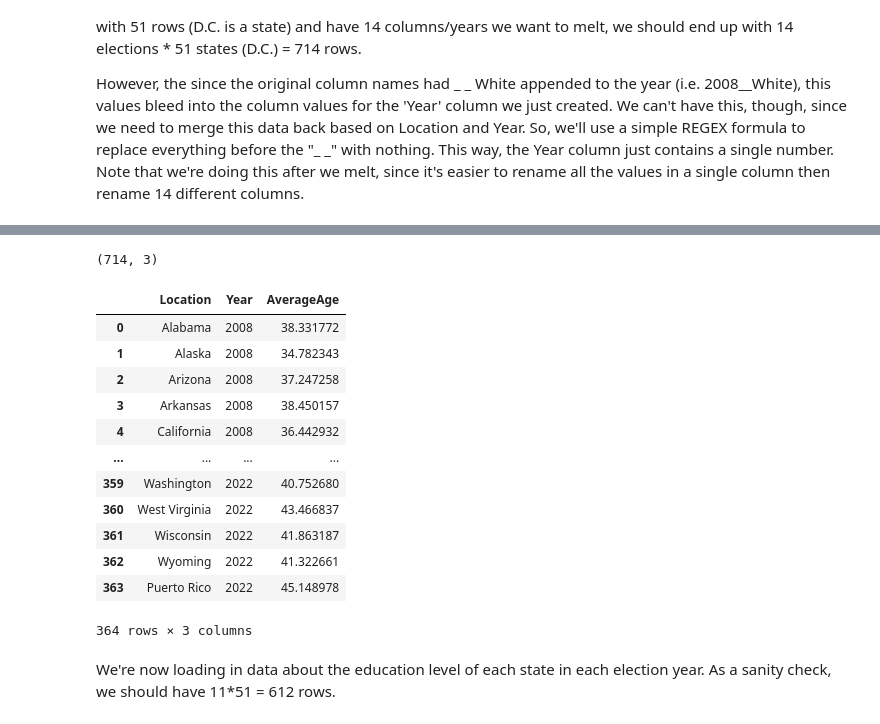
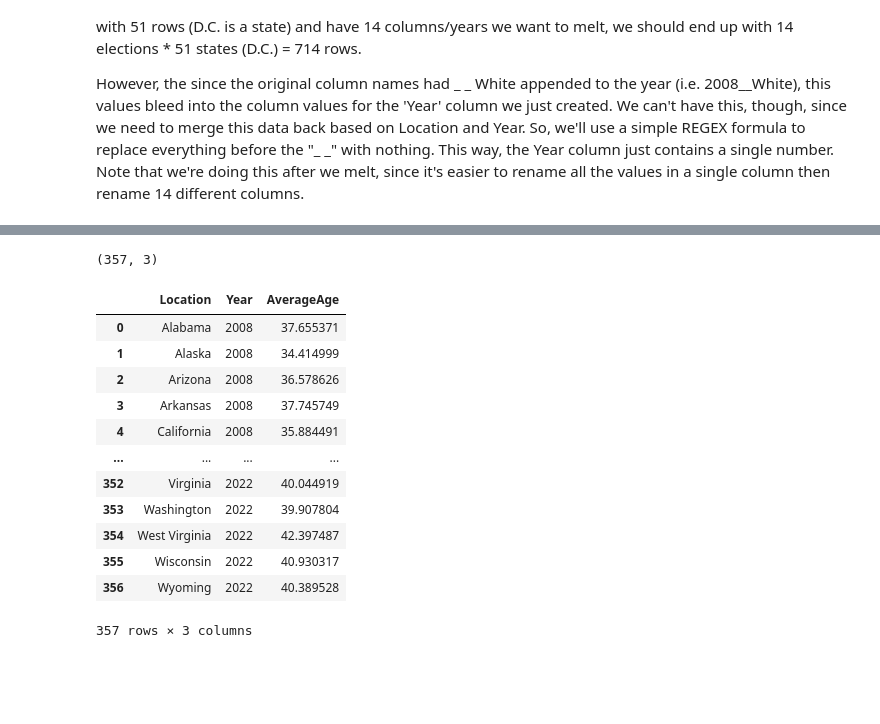
Before and after one commit to nikhilc52/info2950, a Jupyter notebook: ElectionDemographics.ipynb, the cells around one changed output, grey strips where cells are left out. Saved outputs shown, nothing was run; the diff lists cells and outputs as text; code cells hidden in the pictures; blank space fills up the shorter version.

```diff
--- a/ElectionDemographics.ipynb
+++ b/ElectionDemographics.ipynb
@@ -253,35 +217,44 @@ However, the since the original column names had _ _ White appended to the year
 # %%
+#read in the csv, ignoring rows for headers and the US
 age = pd.read_csv('data/age.csv', thousands=",", skiprows=[0,1,3])
-
+#make a list of years we need to find averages for, excluding 2020
 list_years = np.arange(2008,2020)
 list_years = np.append(list_years, [2021,2022])
-
+#for each value in the list
 for i in list_years:
+    #make a new column based on the year and populate it with an estimate of the sums of ages
     age[str(i)+'__EstMeanAge'] = ((age[str(i)+'__Children 0-18']*9) + (age[str(i)+'__Adults 19-25']*22) + (age[str(i)+'__Adults 26-34']*30)
                                   + (age[str(i)+'__Adults 35-54']*45) + (age[str(i)+'__Adults 55-64']*60) + (age[str(i)+'__65+']*75))
+    #divide the sum of the ages by the total number of people to find an average
     age[str(i)+'__EstMeanAge'] = (age[str(i)+'__EstMeanAge']) / (age[str(i)+'__Total'])
 
-
-age = age.loc[:,['Location','2008__EstMeanAge','2012__EstMeanAge','2012__EstMeanAge','2014__EstMeanAge',
+#only select certain columns with the averages
+age = age.loc[:,['Location','2008__EstMeanAge','2010__EstMeanAge','2012__EstMeanAge','2014__EstMeanAge',
                   '2016__EstMeanAge','2018__EstMeanAge','2022__EstMeanAge']]
+#melt the dataframe into long format
 age = age.melt(id_vars=['Location'],value_name="AverageAge",var_name="Year")
+#replace the values in the 'Year' column with just numbers
 age['Year'] = age['Year'].replace(r'(.*)__.*', r'\1', regex=True)
-print(diversity.shape)
+#remove puerto rico from the dataset, since we don't have voting data from there, so we only need 51 states (D.C.)
+age = age[age['Location'] != 'Puerto Rico']
+#reset the index
+age = age.reset_index(drop=True)
+#print the shape of the dataframe, should have 357 rows
+print(age.shape)
+#print the dataframe to verify accuracy
 age
 # %% [output]
-(714, 3)
+(357, 3)
 |  | Location | Year | AverageAge |
-| 0 | Alabama | 2008 | 38.331772 |
-| 1 | Alaska | 2008 | 34.782343 |
-| 2 | Arizona | 2008 | 37.247258 |
-| 3 | Arkansas | 2008 | 38.450157 |
-| 4 | California | 2008 | 36.442932 |
+| 0 | Alabama | 2008 | 37.655371 |
+| 1 | Alaska | 2008 | 34.414999 |
+| 2 | Arizona | 2008 | 36.578626 |
+| 3 | Arkansas | 2008 | 37.745749 |
+| 4 | California | 2008 | 35.884491 |
 | ... | ... | ... | ... |
-| 359 | Washington | 2022 | 40.752680 |
-| 360 | West Virginia | 2022 | 43.466837 |
-| 361 | Wisconsin | 2022 | 41.863187 |
-| 362 | Wyoming | 2022 | 41.322661 |
-| 363 | Puerto Rico | 2022 | 45.148978 |
+| 352 | Virginia | 2022 | 40.044919 |
+| 353 | Washington | 2022 | 39.907804 |
+| 354 | West Virginia | 2022 | 42.397487 |
+| 355 | Wisconsin | 2022 | 40.930317 |
+| 356 | Wyoming | 2022 | 40.389528 |
-364 rows × 3 columns
+357 rows × 3 columns
-# %% [markdown]
-We're now loading in data about the education level of each state in each election year. As a sanity check, we should have 11*51 = 612 rows.
```
Also changed, not shown: parts of 11 cells of this notebook, 3 other files.
